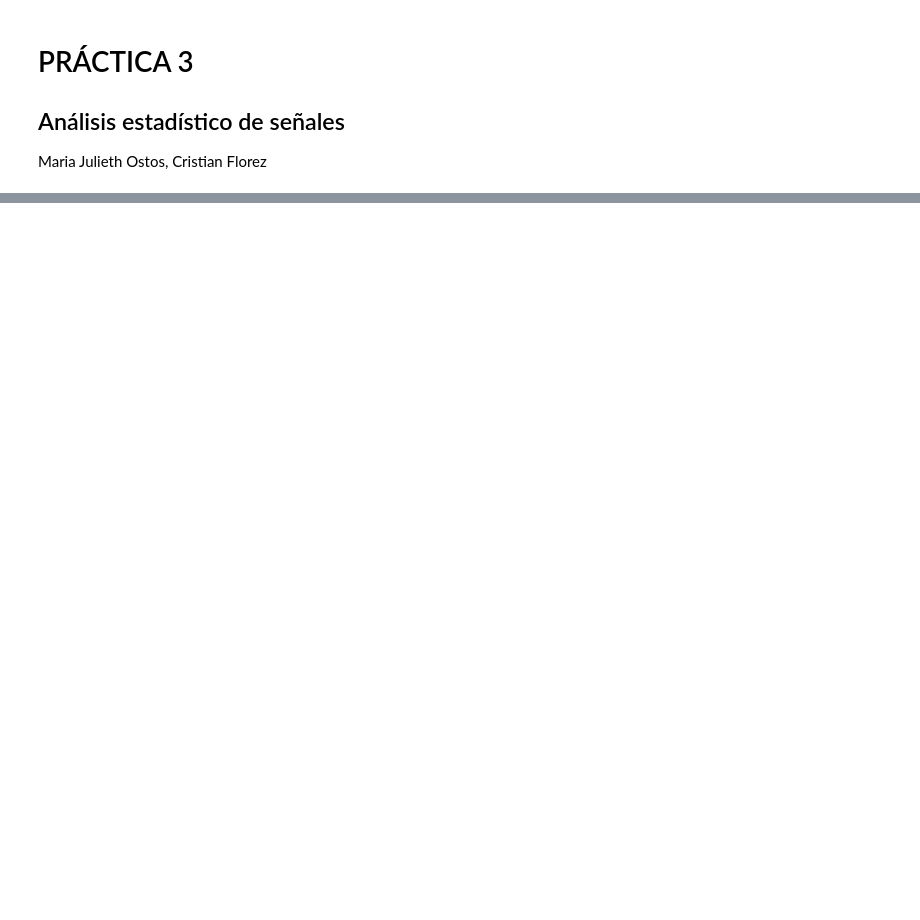
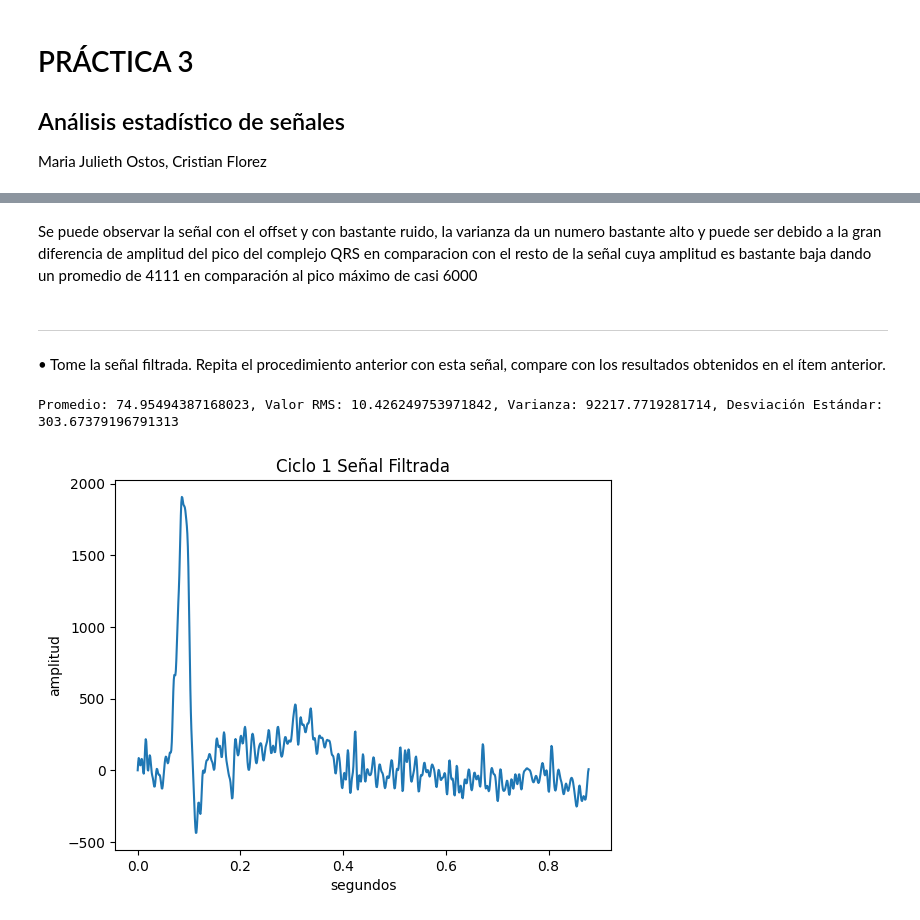
Before and after one commit to MariaOs02/LabBiosenales, a Jupyter notebook: Practica3.ipynb, the cells around one changed output, grey strips where cells are left out. Saved outputs shown, nothing was run; the diff lists cells and outputs as text; code cells hidden in the pictures; blank space fills up the shorter version.

```diff
--- a/Practica3.ipynb
+++ b/Practica3.ipynb
@@ -207,0 +103,11 @@ ADF=-1.8382789248390698
+# %% [markdown]
+Se puede observar la señal con el offset y con bastante ruido, la varianza da un numero bastante alto y puede ser debido a la gran diferencia de amplitud del pico del complejo QRS en comparacion con el resto de la señal cuya amplitud es bastante baja dando un promedio de 4111 en comparación al pico máximo de casi 6000
+# %% [markdown]
+---
+•	Tome la señal filtrada. Repita el procedimiento anterior con esta señal, compare con los resultados obtenidos en el ítem anterior.
+# %%
+Filtered=data['ECG_filtered'][0]
+graf_signal(num_muestras,Filtered,"Señal Filtrada")
+# %% [output]
+Promedio: 74.95494387168023, Valor RMS: 10.426249753971842, Varianza: 92217.7719281714, Desviación Estándar: 303.67379196791313
+[figure, added]
```
Also changed, not shown: parts of 47 cells of this notebook, 2 other files.
